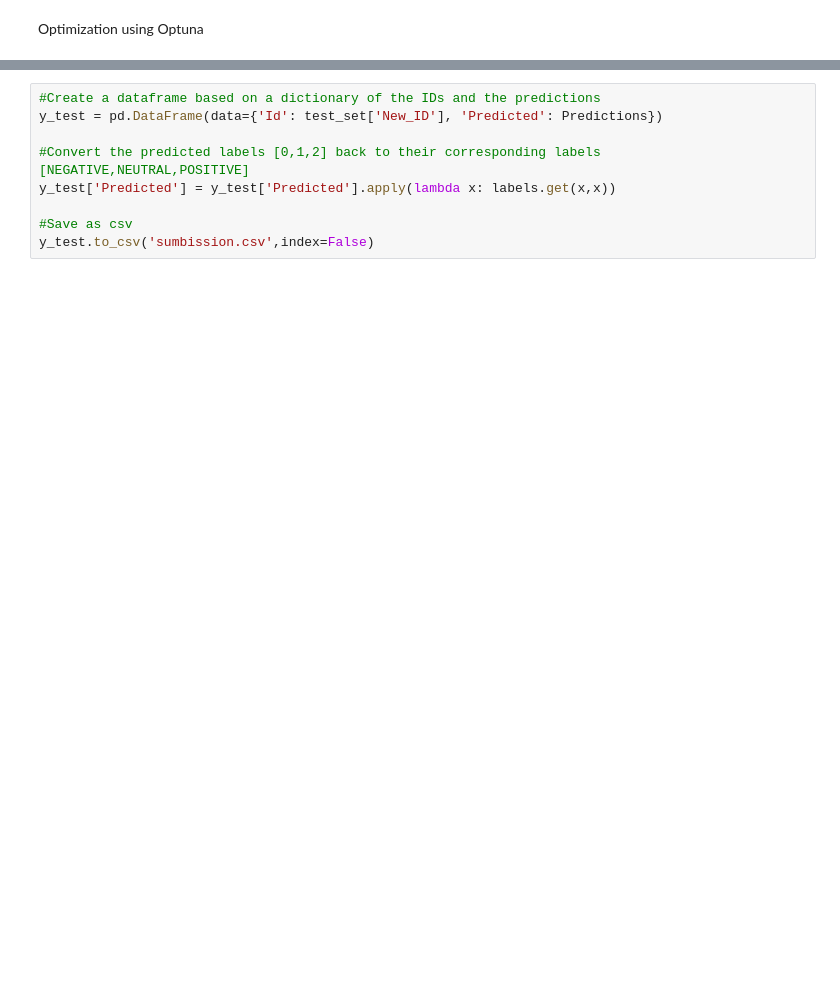
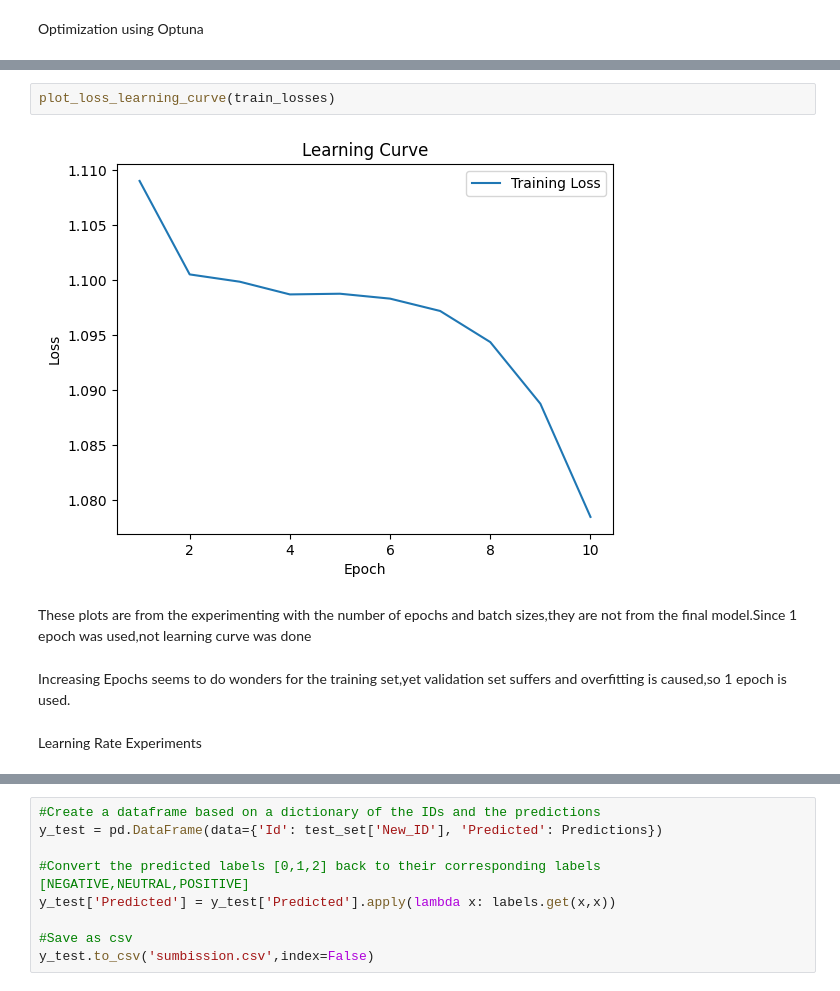
Before and after one commit to natedrake7/MachineLearning, a Jupyter notebook: RNN_SentimentAnalysis/project.ipynb, the cells around one changed output, grey strips where cells are left out. Saved outputs shown, nothing was run; the diff lists cells and outputs as text; blank space fills up the shorter version.

```diff
--- a/RNN_SentimentAnalysis/project.ipynb
+++ b/RNN_SentimentAnalysis/project.ipynb
@@ -394,0 +611,10 @@ Best F1-Score: 0.163906
+# %%
+plot_loss_learning_curve(train_losses)
+# %% [output]
+[figure, added]
+# %% [markdown]
+These plots are from the experimenting with the number of epochs and batch sizes,they are not from the final model.Since 1 epoch was used,not learning curve was done
+# %% [markdown]
+Increasing Epochs seems to do wonders for the training set,yet validation set suffers and overfitting is caused,so 1 epoch is used.
+# %% [markdown]
+Learning Rate Experiments
```
Also changed, not shown: parts of 41 cells of this notebook, 23 other files.
